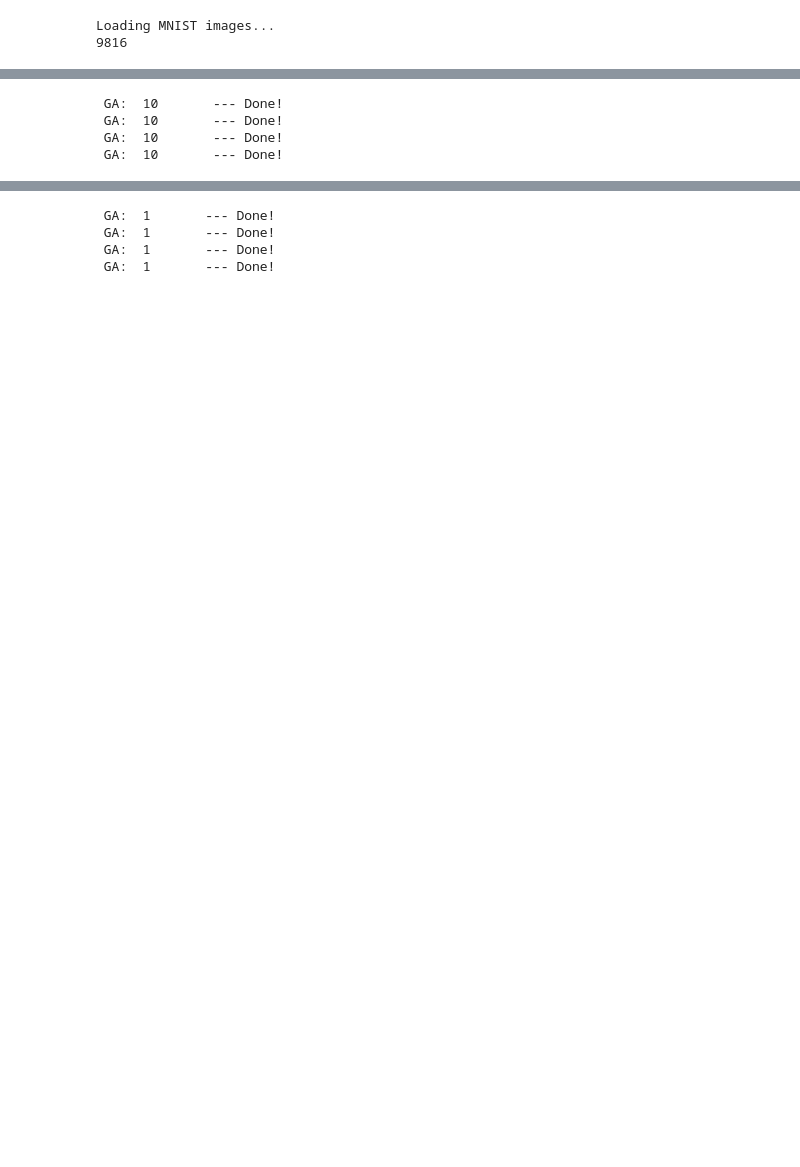
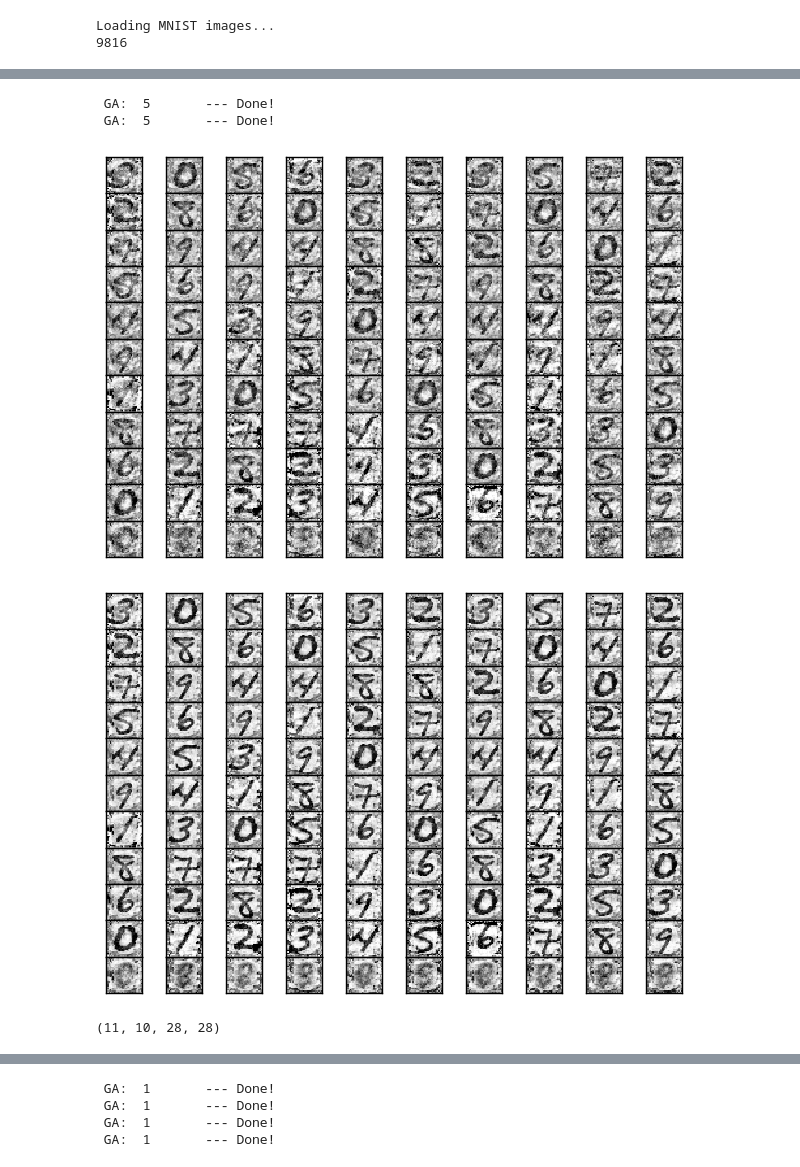
Before and after one commit to botcs/deepscratch, a Jupyter notebook: demo/mnist_test/conv_test_notebook.ipynb, the cells around one changed output, grey strips where cells are left out. Cells and saved outputs as stored; diff of their text form; code cells hidden in the pictures; blank space fills up the shorter version.

Commit message:
Network and Layeri implement for large tests

```diff
--- a/demo/mnist_test/conv_test_notebook.ipynb
+++ b/demo/mnist_test/conv_test_notebook.ipynb
@@ -80,6 +80,7 @@ def visualise_layer(layer_ind=4, top=9, epoch=10, activation_set=train[0], biase
         layer_ind=layer_ind,
         activation_set=activation_set,
         top=top,
+        rate=rate,
         epoch=epoch,
         biased=biased)
     test = test.reshape((top,) + nn[layer_ind].shape + (28, 28))
@@ -92,7 +93,7 @@ def max_act(lay_ind, top=9):
 
 
 loadnetwork('./nets/mnist-fc-784-784-784-100-10.net')
-print nn.test_eval(test)
+# print nn.test_eval(test)
 # %% [output]
 Loading MNIST images...
 9816
@@ -103,14 +120,15 @@ ordimg = train[0][i].squeeze()
 # %%
-noise = np.random.randn(*train[0][:10].shape)
-noiseNB = visualise_layer(layer_ind=8, activation_set=noise, biased=False, top=10)
-noiseB = visualise_layer(layer_ind=8, activation_set=noise, biased=True, top=10)
+i = nn.max_act(layer_ind=8, activation_set=train[0][:1000], top=1)
+ordimg = train[0][i].squeeze()
+e = 5
 
-i = nn.max_act(8, train[0], 1)
-ordimg = train[0][i].squeeze()
-imgNB= visualise_layer(layer_ind=8, activation_set=ordimg, biased=False, top=10)
-imgB = visualise_layer(layer_ind=8, activation_set=ordimg, biased=True, top=10)
+imgNB= visualise_layer(layer_ind=8, activation_set=ordimg, biased=False, top=10, epoch=e)
+imgB = visualise_layer(layer_ind=8, activation_set=ordimg, biased=True, top=10, epoch=e)
+imshow(imgB)
+imshow(imgNB)
 # %% [output]
- GA:  10       --- Done!
- GA:  10       --- Done!
- GA:  10       --- Done!
- GA:  10       --- Done!
+ GA:  5       --- Done!
+ GA:  5       --- Done!
+[figure, added]
+[figure, added]
+(11, 10, 28, 28)
```
Also changed, not shown: parts of 16 cells of this notebook, 2 other files.
